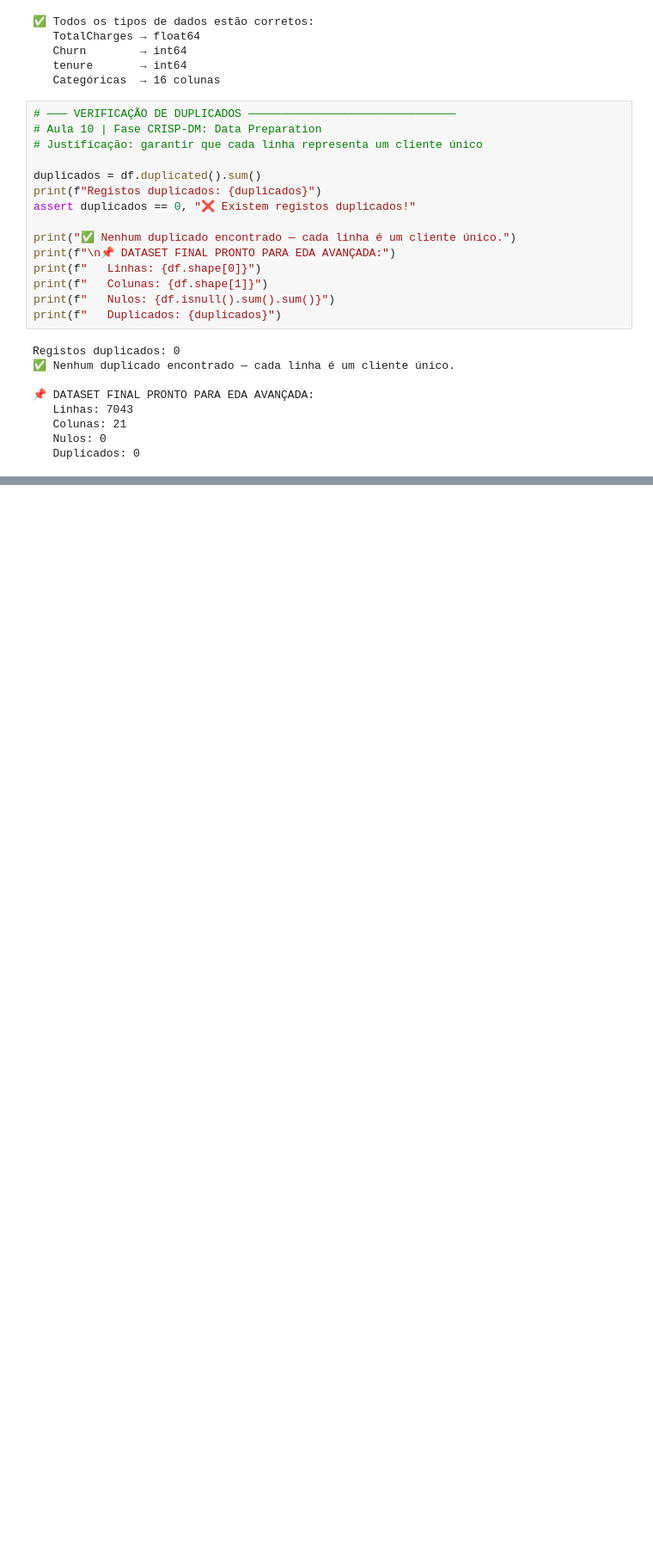
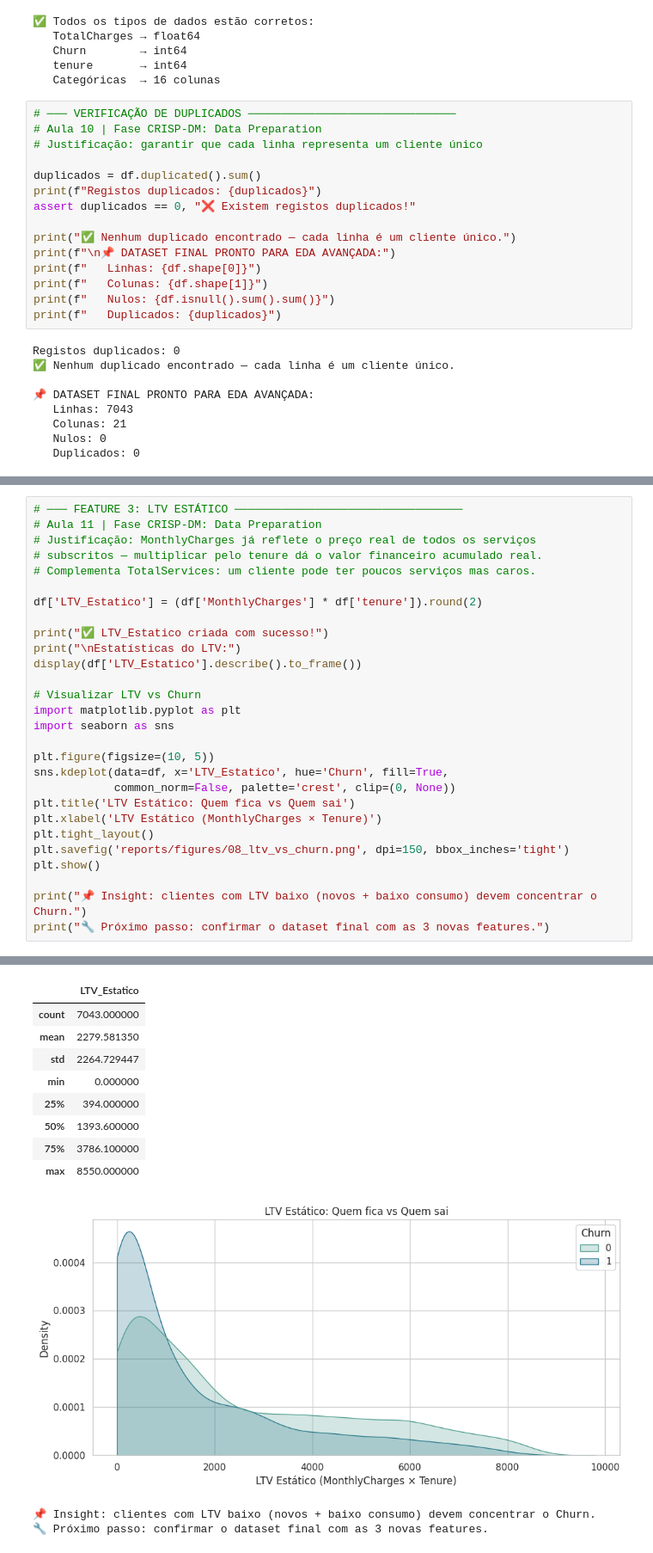
Before and after one commit to SalvadorCabecas/projeto_cdg_grupo9, a Jupyter notebook: notebooks/1-0-eda-limpeza.ipynb, the cells around one changed output, grey strips where cells are left out. Shown at 86% size. Saved outputs shown, nothing was run; the diff lists cells and outputs as text; blank space fills up the shorter version.

```diff
--- a/notebooks/1-0-eda-limpeza.ipynb
+++ b/notebooks/1-0-eda-limpeza.ipynb
@@ -573,0 +676,29 @@ Registos duplicados: 0
+# %%
+# ─── FEATURE 3: LTV ESTÁTICO ──────────────────────────────────
+# Aula 11 | Fase CRISP-DM: Data Preparation
+# Justificação: MonthlyCharges já reflete o preço real de todos os serviços
+# subscritos — multiplicar pelo tenure dá o valor financeiro acumulado real.
+# Complementa TotalServices: um cliente pode ter poucos serviços mas caros.
+
+df['LTV_Estatico'] = (df['MonthlyCharges'] * df['tenure']).round(2)
+
+print("✅ LTV_Estatico criada com sucesso!")
+print("\nEstatísticas do LTV:")
+display(df['LTV_Estatico'].describe().to_frame())
+
+# Visualizar LTV vs Churn
+import matplotlib.pyplot as plt
+import seaborn as sns
+
+plt.figure(figsize=(10, 5))
+sns.kdeplot(data=df, x='LTV_Estatico', hue='Churn', fill=True,
+            common_norm=False, palette='crest', clip=(0, None))
+plt.title('LTV Estático: Quem fica vs Quem sai')
+plt.xlabel('LTV Estático (MonthlyCharges × Tenure)')
+plt.tight_layout()
+plt.savefig('reports/figures/08_ltv_vs_churn.png', dpi=150, bbox_inches='tight')
+plt.show()
+
+print("📌 Insight: clientes com LTV baixo (novos + baixo consumo) devem concentrar o Churn.")
+print("🔧 Próximo passo: confirmar o dataset final com as 3 novas features.")
+# %% [output]
@@ -573,0 +708,12 @@ Registos duplicados: 0
+|  | LTV_Estatico |
+| count | 7043.000000 |
+| mean | 2279.581350 |
+| std | 2264.729447 |
+| min | 0.000000 |
+| 25% | 394.000000 |
+| 50% | 1393.600000 |
+| 75% | 3786.100000 |
+| max | 8550.000000 |
+[figure, added]
+📌 Insight: clientes com LTV baixo (novos + baixo consumo) devem concentrar o Churn.
+🔧 Próximo passo: confirmar o dataset final com as 3 novas features.
```
Also changed, not shown: parts of 6 cells of this notebook.
